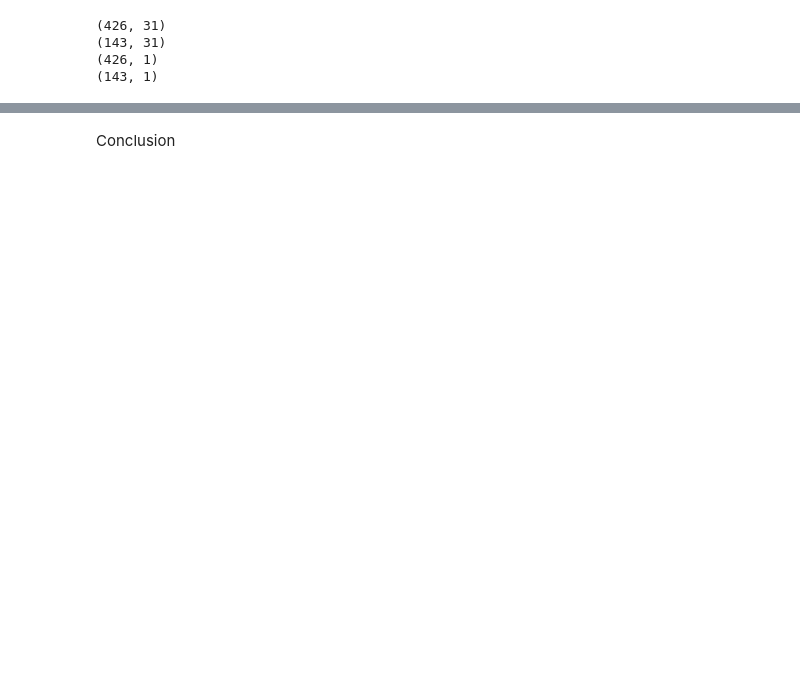
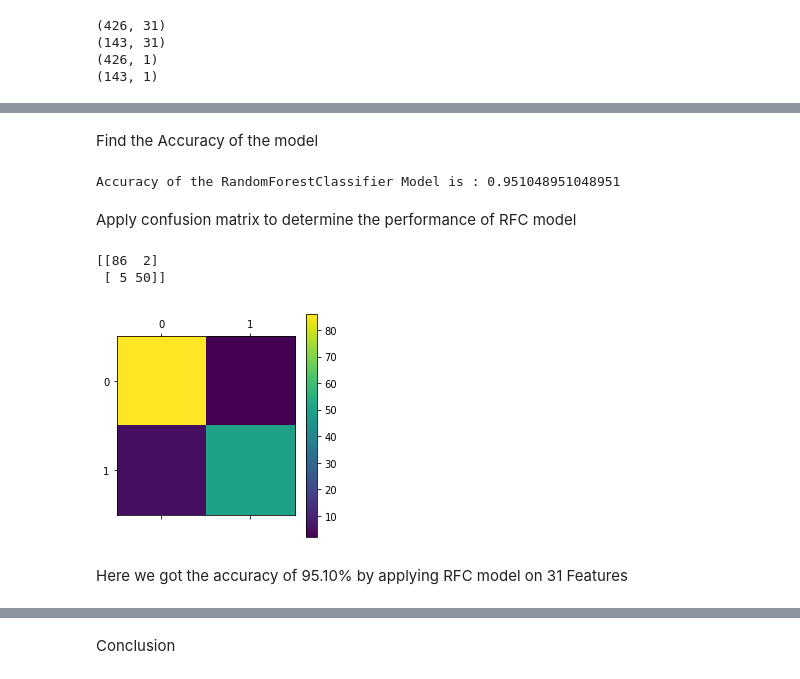
Before and after one commit to AshokGual/PCA-on-CancerDiagnosisDataSet, a Jupyter notebook: PCA on Cancer Diagnosis.ipynb, the cells around one changed output, grey strips where cells are left out. Drawn from its saved outputs; the diff is of its cells as text; code cells hidden in the pictures; blank space fills up the shorter version.

Commit message:
Add files via upload
update ML code to improve the model accuracy

```diff
--- a/PCA on Cancer Diagnosis.ipynb
+++ b/PCA on Cancer Diagnosis.ipynb
@@ -164,0 +159,7 @@ x.shape
+# %%
+from sklearn.ensemble import RandomForestClassifier
+rfc=RandomForestClassifier(random_state=1)
+rfc.fit(X_Train,Y_Train)
+y_predict=rfc.predict(X_Test)
+print(y_predict)
+print(Y_Test)
@@ -164,0 +184,23 @@ x.shape
+# %% [markdown]
+Find the Accuracy of the model
+# %%
+from sklearn.metrics import accuracy_score
+accuracy=accuracy_score(Y_Test,y_predict)
+print('Accuracy of the RandomForestClassifier Model is :',accuracy)
+# %% [output]
+Accuracy of the RandomForestClassifier Model is : 0.951048951048951
+# %% [markdown]
+Apply confusion matrix to determine the performance of RFC model
+# %%
+from sklearn.metrics import confusion_matrix
+confusion_accuracy=confusion_matrix(Y_Test,y_predict)
+print(confusion_accuracy)
+plt.matshow(confusion_accuracy)
+plt.colorbar()
+plt.show()
+# %% [output]
+[[86  2]
+ [ 5 50]]
+[figure, added]
+# %% [markdown]
+Here we got the accuracy of 95.10% by applying RFC model on 31 Features
```
Also changed, not shown: parts of 14 cells of this notebook.
